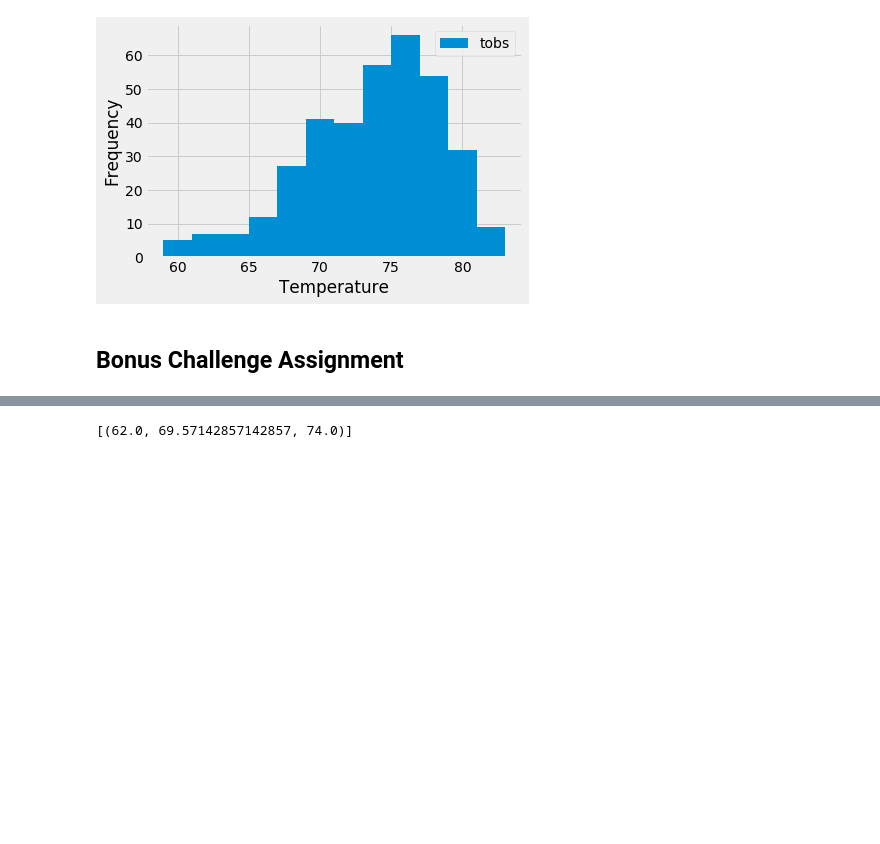
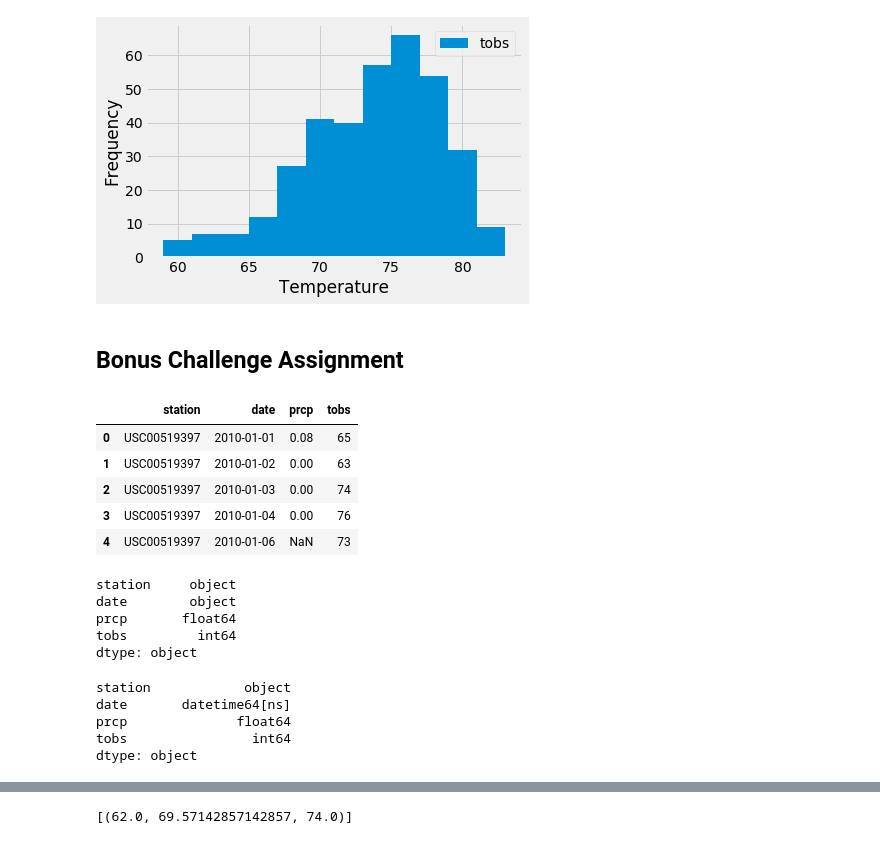
Before and after one commit to quickbarn/sqlalchemy-challenge, a Jupyter notebook: climate_starter.ipynb, the cells around one changed output, grey strips where cells are left out. Cells and saved outputs as stored; diff of their text form; code cells hidden in the pictures; blank space fills up the shorter version.

```diff
--- a/climate_starter.ipynb
+++ b/climate_starter.ipynb
@@ -131,3 +131,32 @@ plt.show()
 [figure]
 # %% [markdown]
 ## Bonus Challenge Assignment
+# %%
+csv_path = 'Resources/hawaii_measurements.csv'
+
+measurements_df = pd.read_csv(csv_path)
+measurements_df.head()
+# %% [output]
+|  | station | date | prcp | tobs |
+| 0 | USC00519397 | 2010-01-01 | 0.08 | 65 |
+| 1 | USC00519397 | 2010-01-02 | 0.00 | 63 |
+| 2 | USC00519397 | 2010-01-03 | 0.00 | 74 |
+| 3 | USC00519397 | 2010-01-04 | 0.00 | 76 |
+| 4 | USC00519397 | 2010-01-06 | NaN | 73 |
+# %%
+measurements_df.dtypes
+# %% [output]
+station     object
+date        object
+prcp       float64
+tobs         int64
+dtype: object
+# %%
+measurements_df['date']=pd.to_datetime(measurements_df['date'])
+measurements_df.dtypes
+# %% [output]
+station            object
+date       datetime64[ns]
+prcp              float64
+tobs                int64
+dtype: object
```
Also changed, not shown: parts of 4 cells of this notebook.
